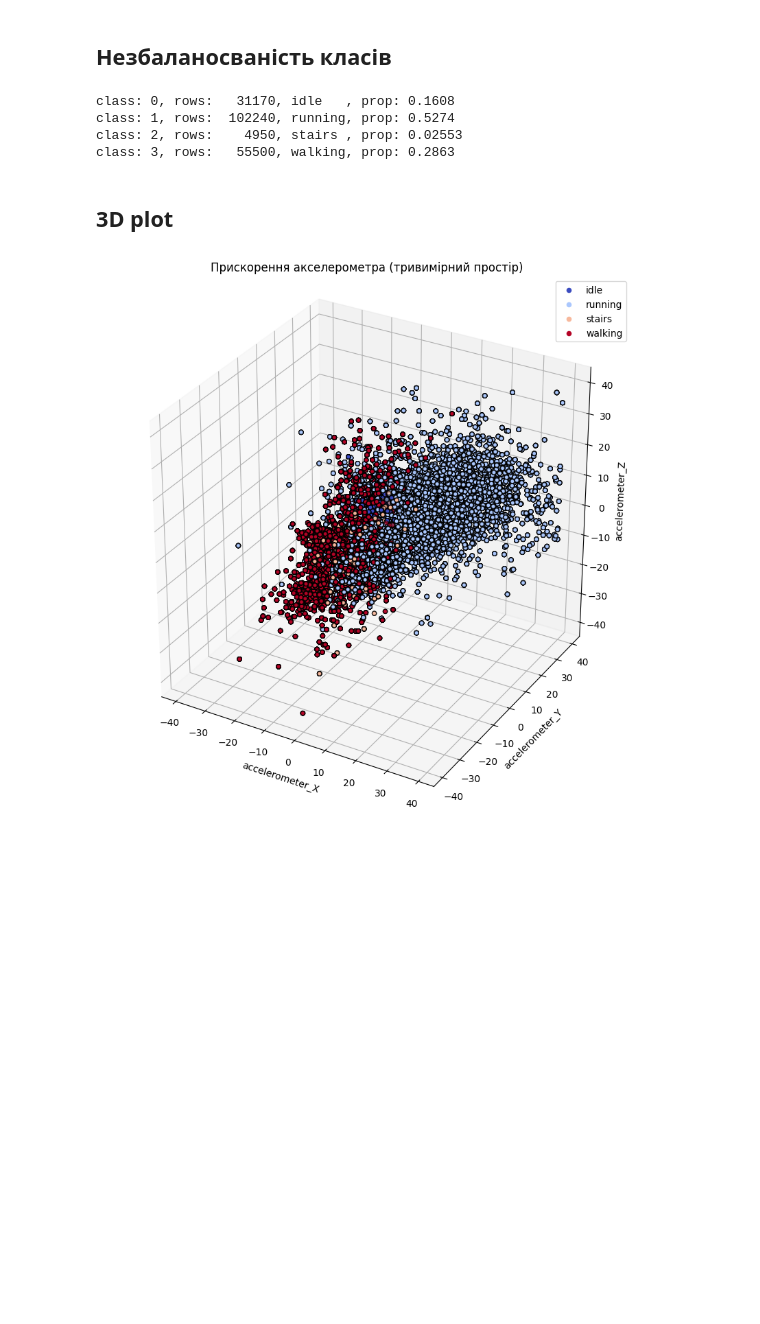
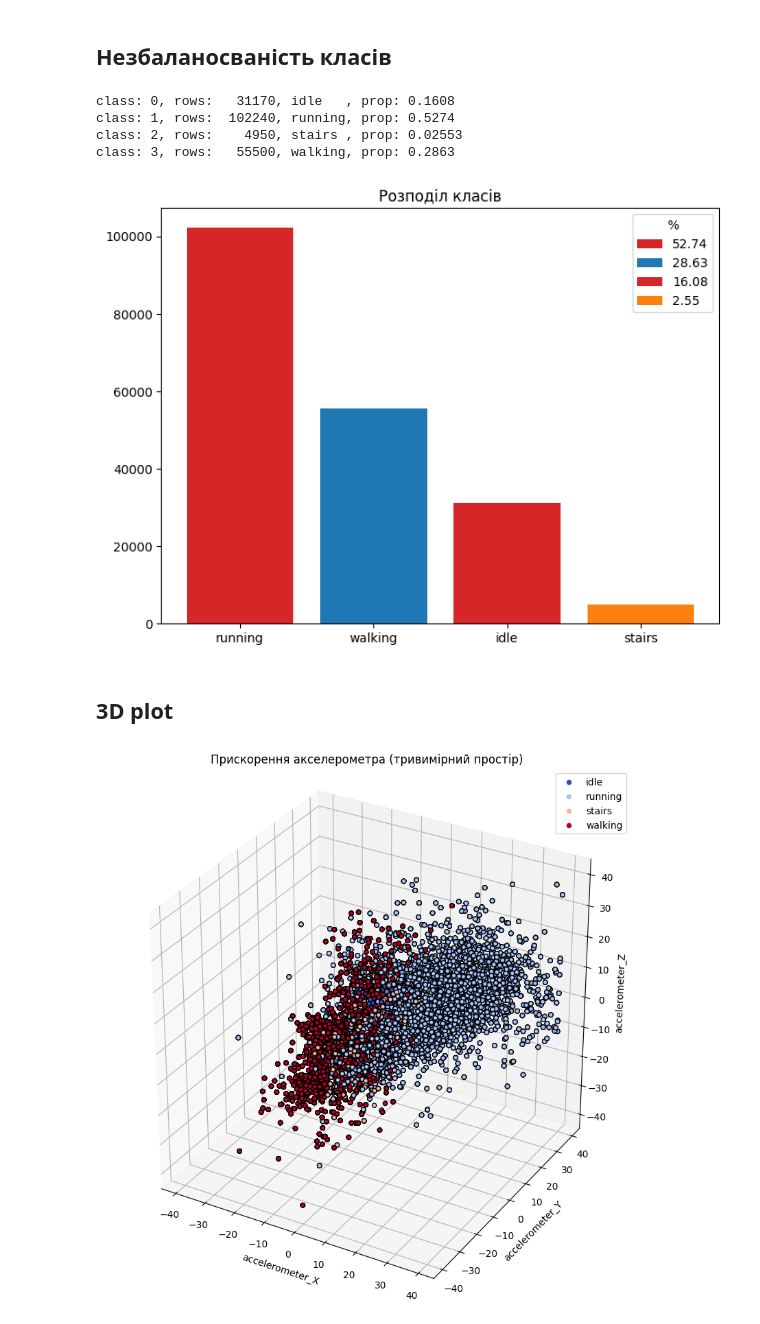
Before and after one commit to lexxai/goit_python_ds_hw_05, a Jupyter notebook: goit_ds_hw_05_extra.ipynb, the cells around one changed output. Saved outputs shown, nothing was run; the diff lists cells and outputs as text; code cells hidden in the pictures; blank space fills up the shorter version.

```diff
--- a/goit_ds_hw_05_extra.ipynb
+++ b/goit_ds_hw_05_extra.ipynb
@@ -171,16 +160,39 @@ DATASET f0s1. Where flatten=False, stat_feature=True
 # %% [markdown]
 ## Незбаланосваність класів
+# %%
+key_set = list(df_set.keys())[0]
+total = df_set[key_set].shape[0]
+df_t = df_set[key_set]['class'].value_counts().to_dict()
+for x in sorted(df_t.keys()):
+  count = df_t[x]
+  prop = count / total
+  print(f"class: {x}, rows: {count:7}, {class_list[x]:7}, prop: {prop:.4}" )
+# %% [output]
+class: 0, rows:   31170, idle   , prop: 0.1608
+class: 1, rows:  102240, running, prop: 0.5274
+class: 2, rows:    4950, stairs , prop: 0.02553
+class: 3, rows:   55500, walking, prop: 0.2863
 # %%
-key_set = list(df_set.keys())[0]
-for x in df_set[key_set]['class'].unique():
-  count = df_set[key_set]['class'][df_set[key_set]['class'] == x].count()
-  prop = count / df_set[key_set].shape[0]
-  print(f"class: {x}, rows: {count:7}, {class_list[x]:7}, prop: {prop:.4}" )
+# key_set = list(df_set.keys())[0]
+# for x in df_set[key_set]['class'].unique():
+#   count = df_set[key_set]['class'][df_set[key_set]['class'] == x].count()
+#   prop = count / df_set[key_set].shape[0]
+#   print(f"class: {x}, rows: {count:7}, {class_list[x]:7}, prop: {prop:.4}" )
-# %% [output]
-class: 0, rows:   31170, idle   , prop: 0.1608
-class: 1, rows:  102240, running, prop: 0.5274
-class: 2, rows:    4950, stairs , prop: 0.02553
-class: 3, rows:   55500, walking, prop: 0.2863
+# %%
+# Візуалізація розподілу класів
+import seaborn as sns
+import matplotlib.pyplot as plt
+
+plt.figure(figsize=(8, 6))
+#sns.countplot(x='class', data=df_set[key_set])
+bar_colors = ['tab:red', 'tab:blue', 'tab:red', 'tab:orange']
+df_t = df_set[key_set]['class'].value_counts()
+plt.bar(x=df_t.index.map(lambda x: class_list[x]), height=df_t, color=bar_colors, label=(df_t/total*100).round(2) )
+plt.title('Розподіл класів')
+plt.legend(title='%')
+plt.show()
+# %% [output]
+[figure, added]
 # %% [markdown]
 ## 3D plot
 # %%
```
Also changed, not shown: parts of 11 cells of this notebook.
